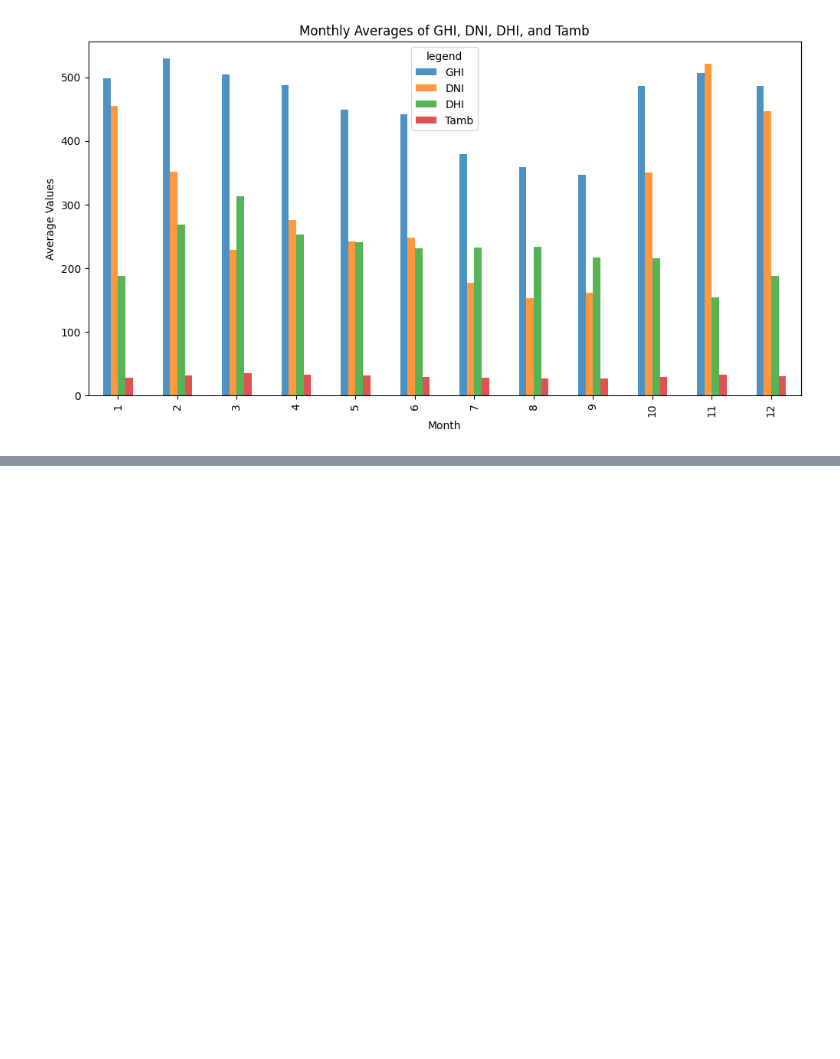
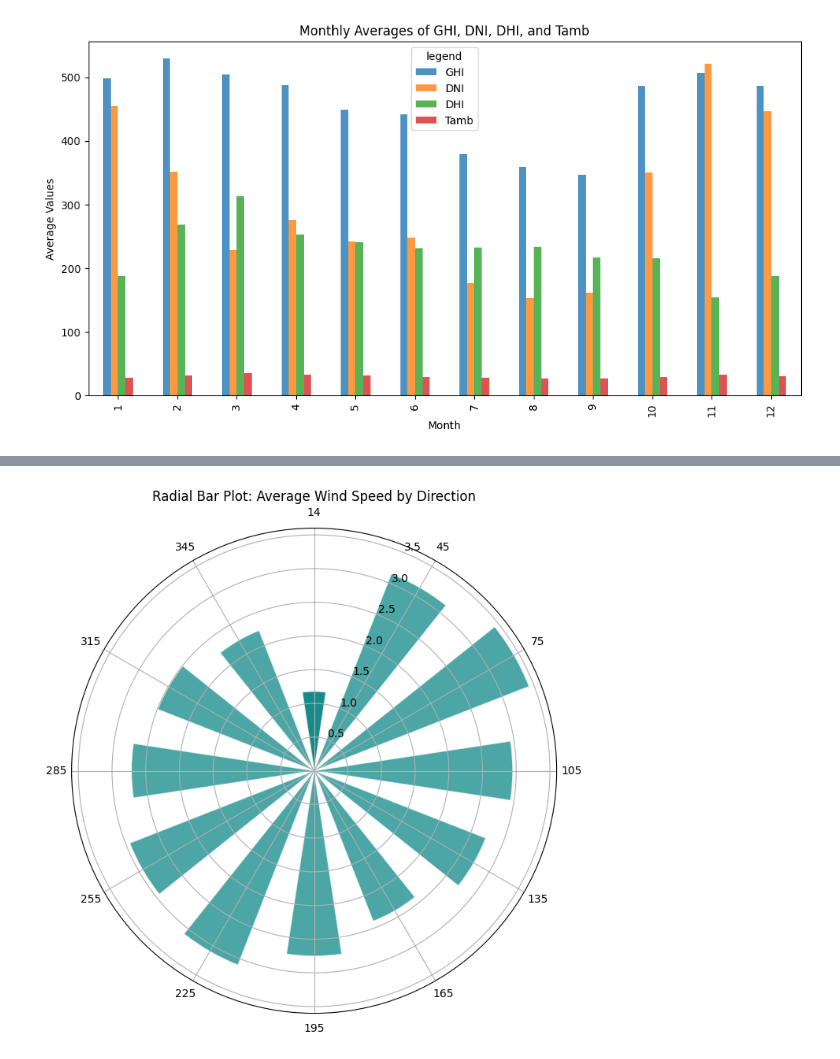
Before and after one commit to hiwothadush/Task-1, a Jupyter notebook: Task_1.ipynb, the cells around one changed output, grey strips where cells are left out. Drawn from its saved outputs; the diff is of its cells as text; code cells hidden in the pictures; blank space fills up the shorter version.

```diff
--- a/Task_1.ipynb
+++ b/Task_1.ipynb
@@ -124,0 +158,17 @@ plt.show()
+# %%
+# Create Radial Bar Plot
+angles = np.linspace(0, 2 * np.pi, len(radial_data), endpoint=False).tolist()
+angles += angles[:1]
+values = radial_data.values.tolist()
+values += values[:1]
+
+fig, ax = plt.subplots(figsize=(8, 8), subplot_kw=dict(polar=True))
+ax.bar(angles, values, width=0.3, edgecolor='white', color='teal', alpha=0.7)
+ax.set_theta_offset(np.pi / 2)  # Align north at top
+ax.set_theta_direction(-1)  # Clockwise
+ax.set_xticks(angles[:-1])
+ax.set_xticklabels([str(int(bin.mid)) for bin in radial_data.index])
+plt.title('Radial Bar Plot: Average Wind Speed by Direction')
+plt.show()
+# %% [output]
+[figure, added]
```
Also changed, not shown: parts of 16 cells of this notebook.
